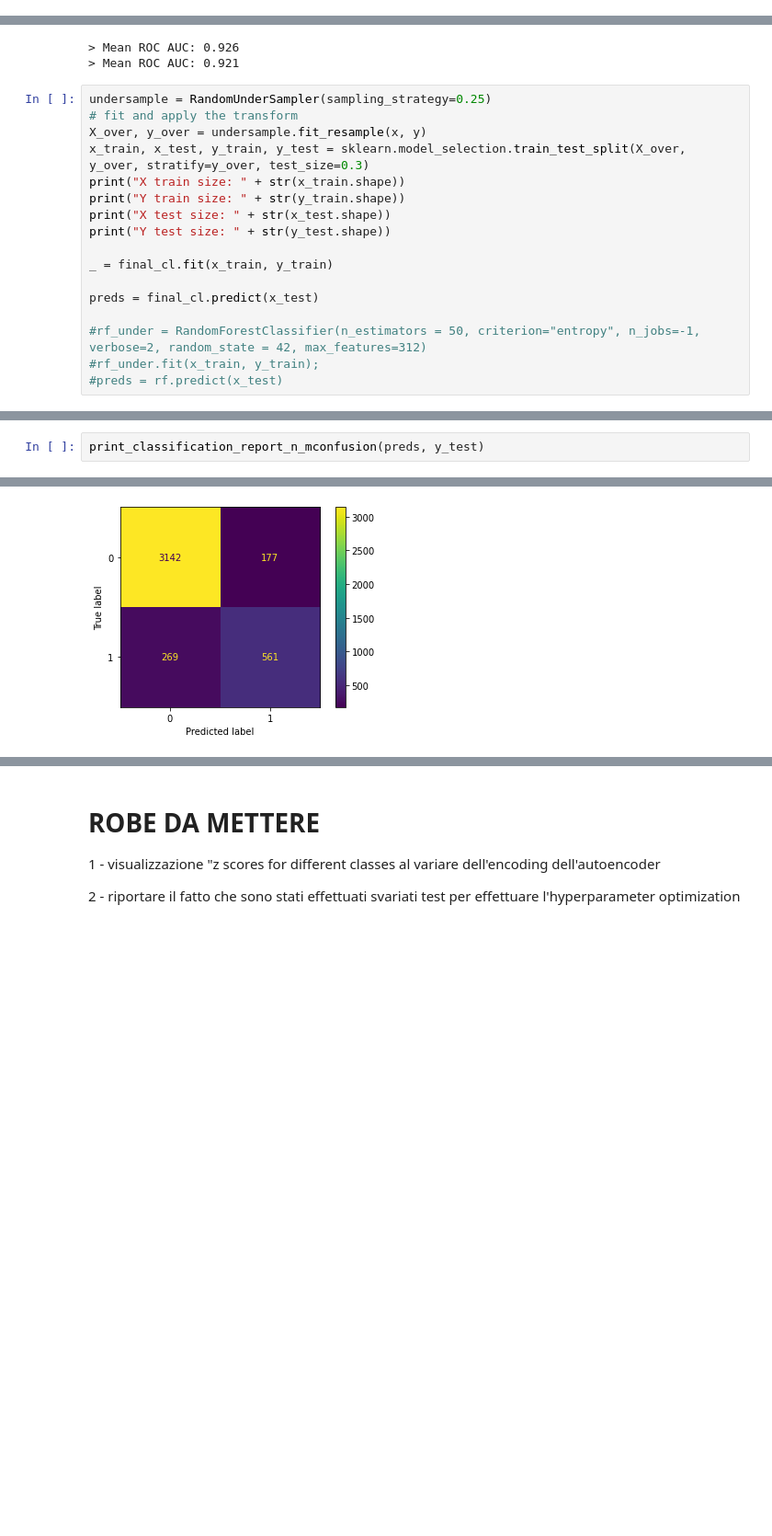
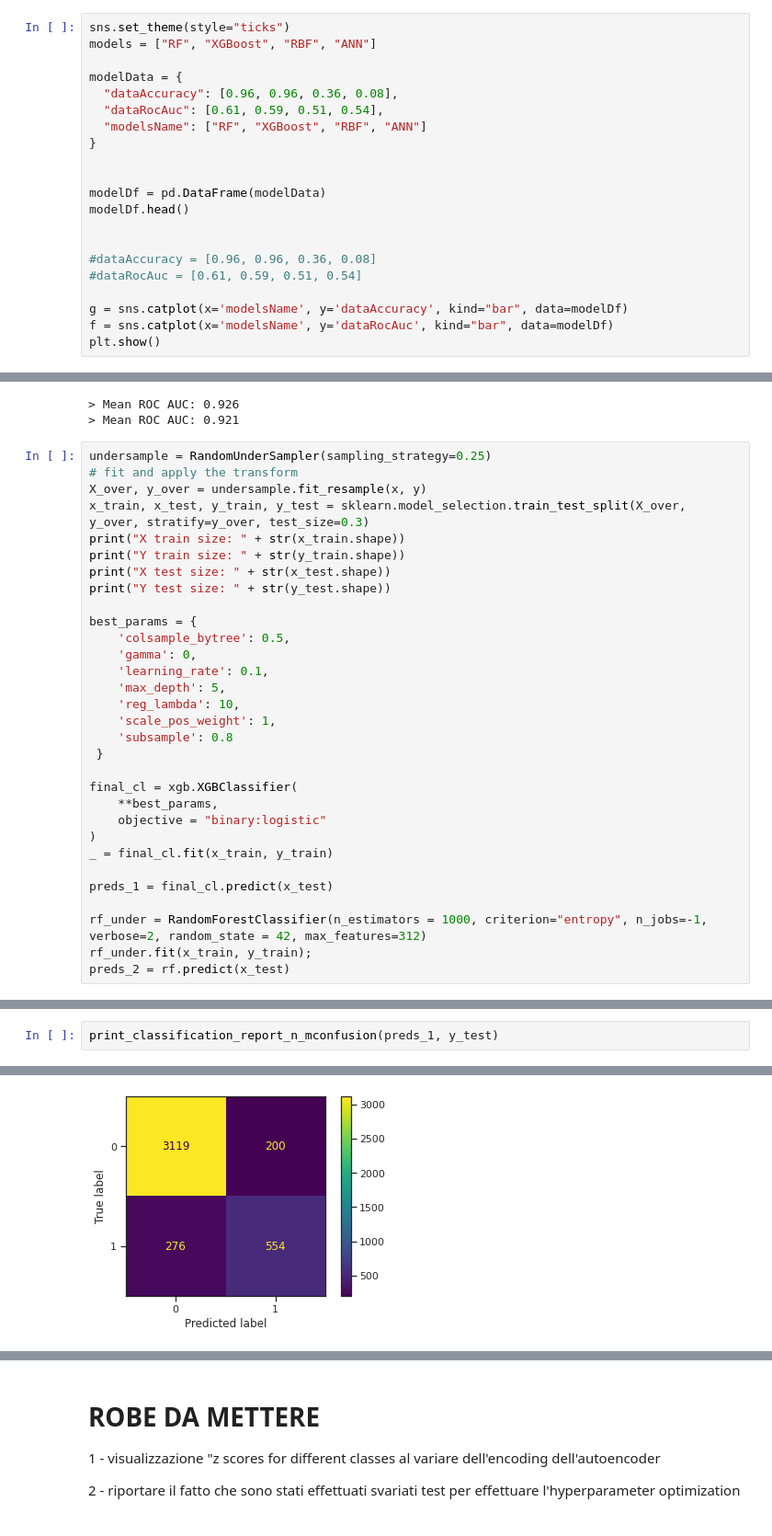
Before and after one commit to alepistola/AI-OkComputer, a Jupyter notebook: dropoutExplain.ipynb, the cells around one changed output, grey strips where cells are left out. Shown at 92% size. Saved outputs shown, nothing was run; the diff lists cells and outputs as text; blank space fills up the shorter version.

Commit message:
Working on models evaluation

```diff
--- a/dropoutExplain.ipynb
+++ b/dropoutExplain.ipynb
@@ -925,0 +935,21 @@ weighted avg       0.98      0.96      0.97      9254
+# %%
+sns.set_theme(style="ticks")
+models = ["RF", "XGBoost", "RBF", "ANN"]
+
+modelData = {
+  "dataAccuracy": [0.96, 0.96, 0.36, 0.08],
+  "dataRocAuc": [0.61, 0.59, 0.51, 0.54],
+  "modelsName": ["RF", "XGBoost", "RBF", "ANN"]
+}
+
+
+modelDf = pd.DataFrame(modelData)
+modelDf.head()
+
+
+#dataAccuracy = [0.96, 0.96, 0.36, 0.08]
+#dataRocAuc = [0.61, 0.59, 0.51, 0.54]
+
+g = sns.catplot(x='modelsName', y='dataAccuracy', kind="bar", data=modelDf)
+f = sns.catplot(x='modelsName', y='dataRocAuc', kind="bar", data=modelDf)
+plt.show()
@@ -978,13 +1011,27 @@ print("Y train size: " + str(y_train.shape))
 print("X test size: " + str(x_test.shape))
 print("Y test size: " + str(y_test.shape))
 
+best_params = {
+    'colsample_bytree': 0.5,
+    'gamma': 0,
+    'learning_rate': 0.1,
+    'max_depth': 5,
+    'reg_lambda': 10,
+    'scale_pos_weight': 1,
+    'subsample': 0.8
+ }
+
+final_cl = xgb.XGBClassifier(
+    **best_params,
+    objective = "binary:logistic"
+)
 _ = final_cl.fit(x_train, y_train)
 
-preds = final_cl.predict(x_test)
+preds_1 = final_cl.predict(x_test)
 
-#rf_under = RandomForestClassifier(n_estimators = 50, criterion="entropy", n_jobs=-1, verbose=2, random_state = 42, max_features=312)
-#rf_under.fit(x_train, y_train);
-#preds = rf.predict(x_test)
+rf_under = RandomForestClassifier(n_estimators = 1000, criterion="entropy", n_jobs=-1, verbose=2, random_state = 42, max_features=312)
+rf_under.fit(x_train, y_train);
+preds_2 = rf.predict(x_test)
 # %% [output]
 X train size: (9681, 312)
 Y train size: (9681,)
@@ -993,5 +1137,5 @@ Y test size: (4149,)
 # %%
-print_classification_report_n_mconfusion(preds, y_test)
+print_classification_report_n_mconfusion(preds_1, y_test)
 # %% [output]
               precision    recall  f1-score   support
 
@@ -1004 +1148 @@ weighted avg       0.90      0.89      0.89      4149
-[figure, old version]
+[figure, new version]
```
Also changed, not shown: parts of 11 cells of this notebook.
